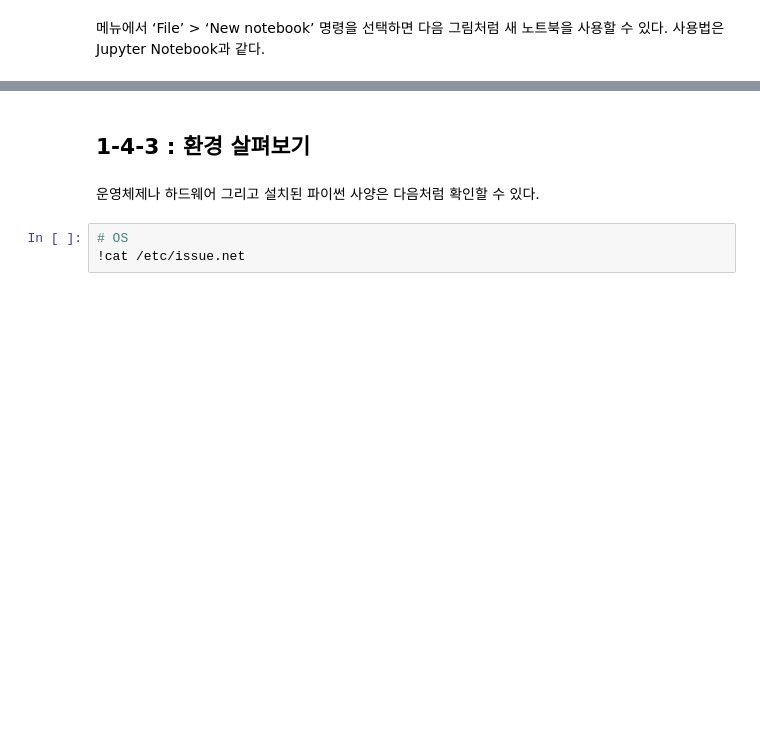
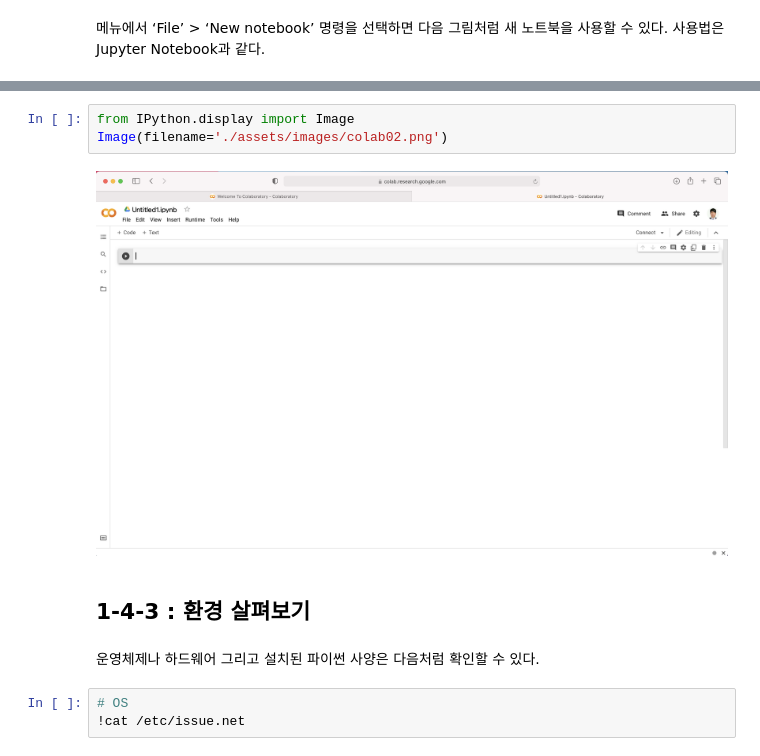
Before and after one commit to ttc-edu-dev-team/da-structured-data, a Jupyter notebook: how-to-use-colab.ipynb, the cells around one changed output, grey strips where cells are left out. Saved outputs shown, nothing was run; the diff lists cells and outputs as text; blank space fills up the shorter version.

```diff
--- a/how-to-use-colab.ipynb
+++ b/how-to-use-colab.ipynb
@@ -46,6 +51,11 @@ HTML('<iframe width="800" height="500" src="https://www.youtube.com/embed/inN8se
 # %% [markdown]
 <img src="./assets/images/colab02.png" width="100%">
 그림 : 새 코랩 노트북
+# %%
+from IPython.display import Image
+Image(filename='./assets/images/colab02.png')
+# %% [output]
+[figure, added]
 # %% [markdown]
 ## 1-4-3 : 환경 살펴보기
 # %% [markdown]
```
Also changed, not shown: parts of 16 cells of this notebook.
